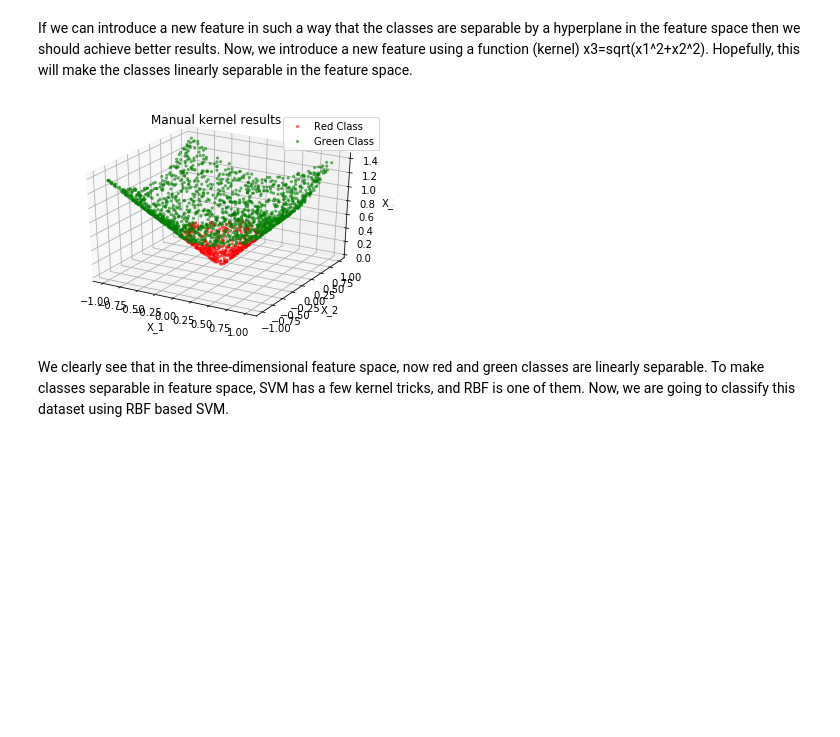
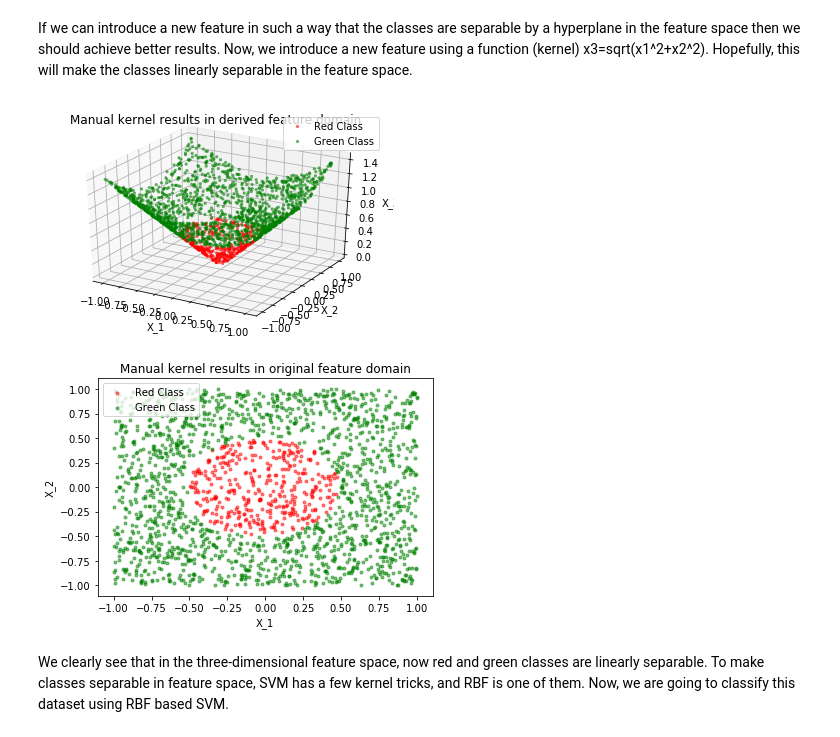
Before and after one commit to ParthaAcharjee/Demo-Notebooks, a Jupyter notebook: Kernel Demo Notebook.ipynb, the cells around one changed output. Saved outputs shown, nothing was run; the diff lists cells and outputs as text; code cells hidden in the pictures; blank space fills up the shorter version.

Commit message:
Kernel notebook added

```diff
--- a/Kernel Demo Notebook.ipynb
+++ b/Kernel Demo Notebook.ipynb
@@ -54,15 +54,17 @@ If we can introduce a new feature in such a way that the classes are separable b
 # %%
 # Manually introduce a kernel
 X=np.zeros((N,3))
 X[:,0:2]=x
 X[:,2]=(x[:,0]**2+x[:,1]**2)**0.5
 
 clf2 = svm.LinearSVC()
 clf2.fit(X, y)
 Yest=clf2.predict(X)
-plotclasses(X,Yest,'Manual kernel results')
+plotclasses(X,Yest,'Manual kernel results in derived feature domain')
+plotclasses(x,Yest,'Manual kernel results in original feature domain')
 # %% [output]
-[figure, old version]
+[figure, new version]
+[figure, added]
 # %% [markdown]
 We clearly see that in the three-dimensional feature space, now red and green classes are linearly separable.
 To make classes separable in feature space, SVM has a few kernel tricks, and RBF is one of them. Now, we are going to classify this dataset using RBF based SVM.
```
Also changed, not shown: parts of 3 cells of this notebook.
